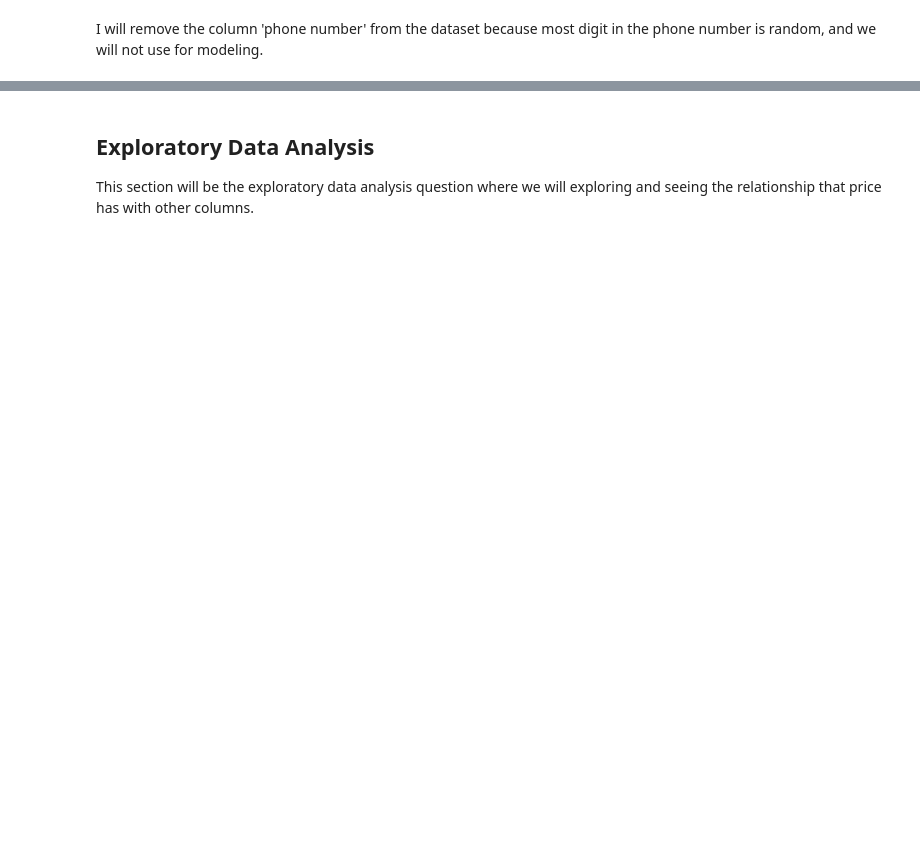
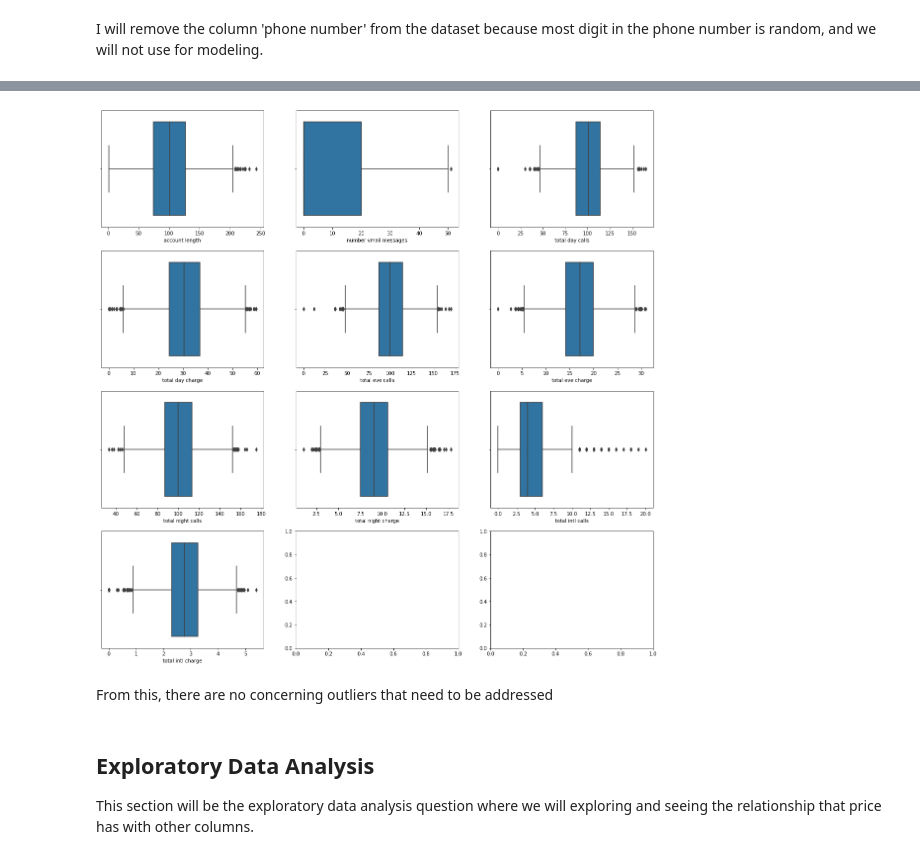
Before and after one commit to HMWIAM/Phase_3_SyriaTel_project_HMWIAM, a Jupyter notebook: A. Original/MINE.ipynb, the cells around one changed output, grey strips where cells are left out. Saved outputs shown, nothing was run; the diff lists cells and outputs as text; code cells hidden in the pictures; blank space fills up the shorter version.

```diff
--- a/A. Original/MINE.ipynb
+++ b/A. Original/MINE.ipynb
@@ -232,3 +238,20 @@ Index(['state', 'account length', 'area code', 'international plan',
+# %%
+# List of all numerical columns
+numerical_cols = ['account length','number vmail messages','total day calls','total day charge',\
+                  'total eve calls','total eve charge','total night calls',\
+                 'total night charge','total intl calls','total intl charge']
+
+
+# Iterate through the columns of df and call create a plot that will show us the ouliers
+fig, ax = plt.subplots(ncols=3, nrows=4, figsize=(20,20))
+for idx,column in enumerate(numerical_cols):
+    i = idx // 3
+    j = idx % 3
+    sns.boxplot(x = column, ax=ax[i,j], data = df)
+# %% [output]
+[figure, added]
+# %% [markdown]
+From this, there are no concerning outliers that need to be addressed
 # %% [markdown]
 ## Exploratory Data Analysis
 This section will be the exploratory data analysis question where we will exploring and seeing the relationship that price has with other columns.
```
Also changed, not shown: parts of 28 cells of this notebook, 6 other files.
